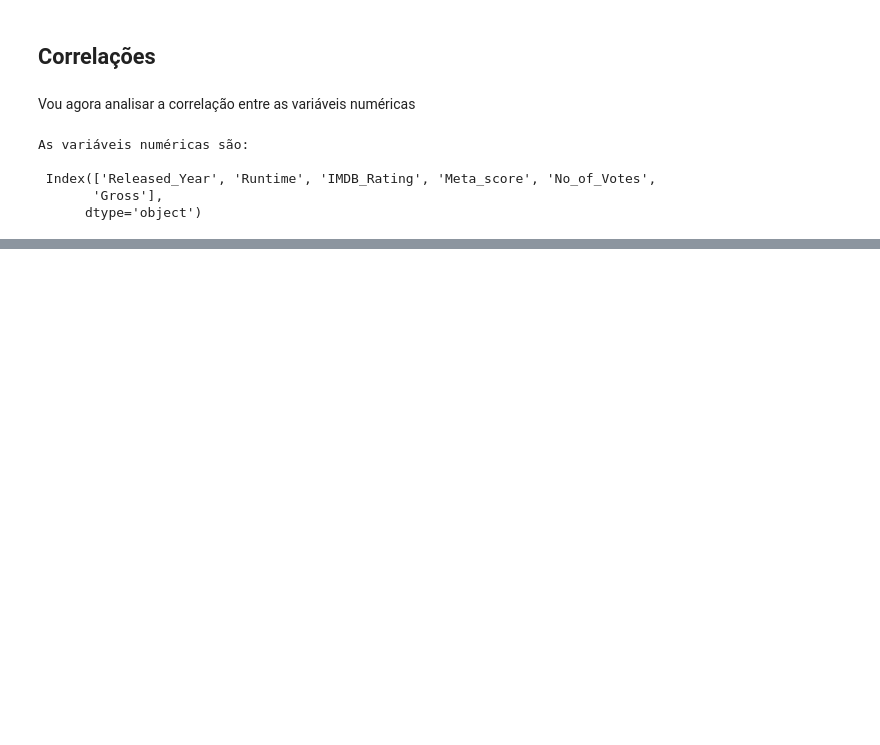
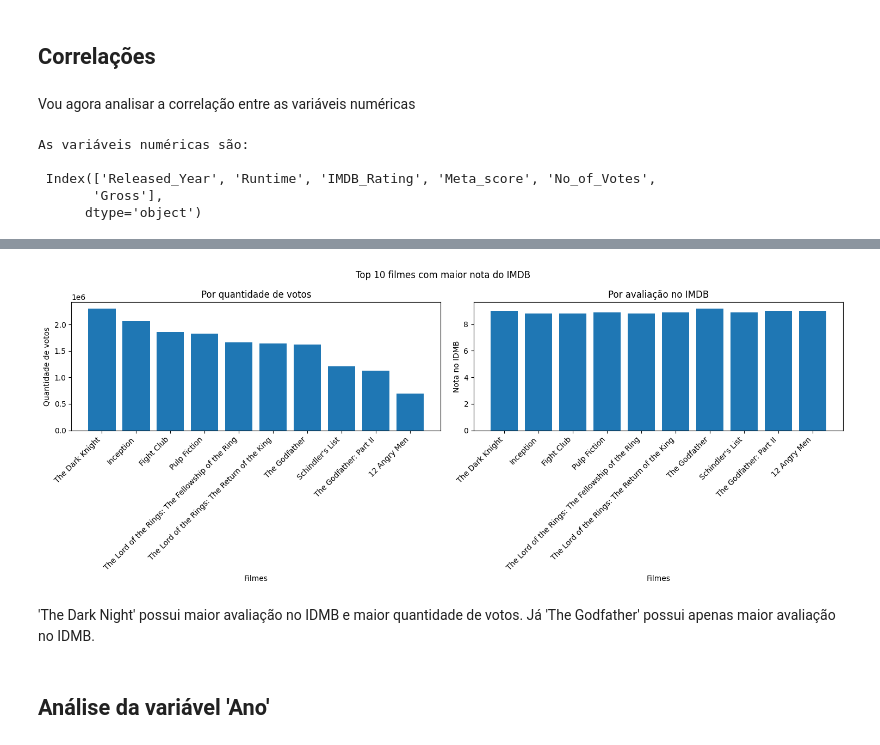
Before and after one commit to arthwho/IMDB-EDA, a Jupyter notebook: pproductions.ipynb, the cells around one changed output, grey strips where cells are left out. Saved outputs shown, nothing was run; the diff lists cells and outputs as text; code cells hidden in the pictures; blank space fills up the shorter version.

```diff
--- a/pproductions.ipynb
+++ b/pproductions.ipynb
@@ -253,0 +442,6 @@ sns.heatmap(corr, annot=True, cmap='viridis', fmt='.2f')
+# %%
+pd.set_option('display.float_format', '{:.1f}'.format)
+top_10_rated = df.nlargest(10, 'IMDB_Rating')[['Series_Title', 'Genre', 'IMDB_Rating', 'No_of_Votes']]
+
+top_10_rated = top_10_rated.sort_values('No_of_Votes', ascending=False).reset_index(drop=True)
+top_10_rated
@@ -253,0 +460,26 @@ sns.heatmap(corr, annot=True, cmap='viridis', fmt='.2f')
+# %%
+fig, (ax1, ax2) = plt.subplots(1, 2, figsize=(15, 6))
+fig.suptitle('Top 10 filmes com maior nota do IMDB')
+
+ax1.bar(range(len(top_10_rated)), top_10_rated['No_of_Votes'])
+ax1.set_title('Por quantidade de votos')
+ax1.set_xlabel('Filmes')
+ax1.set_ylabel('Quantidade de votos')
+ax1.set_xticks(range(len(top_10_rated)))
+ax1.set_xticklabels(top_10_rated['Series_Title'], rotation=45, ha='right')
+
+ax2.bar(range(len(top_10_rated)), top_10_rated['IMDB_Rating'])
+ax2.set_title('Por avaliação no IMDB')
+ax2.set_xlabel('Filmes')
+ax2.set_ylabel('Nota no IDMB')
+ax2.set_xticks(range(len(top_10_rated)))
+ax2.set_xticklabels(top_10_rated['Series_Title'], rotation=45, ha='right')
+
+plt.tight_layout()
+plt.show()
+# %% [output]
+[figure, added]
+# %% [markdown]
+'The Dark Night' possui maior avaliação no IDMB e maior quantidade de votos. Já 'The Godfather' possui apenas maior avaliação no IDMB.
+# %% [markdown]
+## Análise da variável 'Ano'
```
Also changed, not shown: parts of 44 cells of this notebook.
